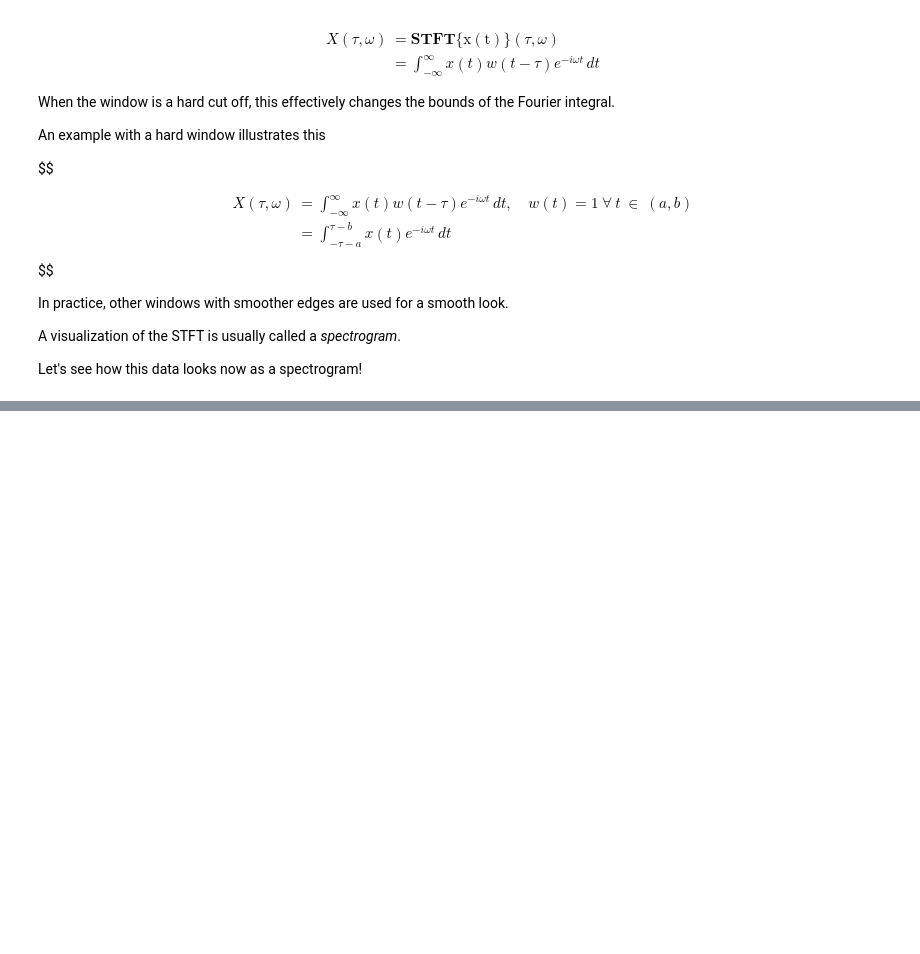
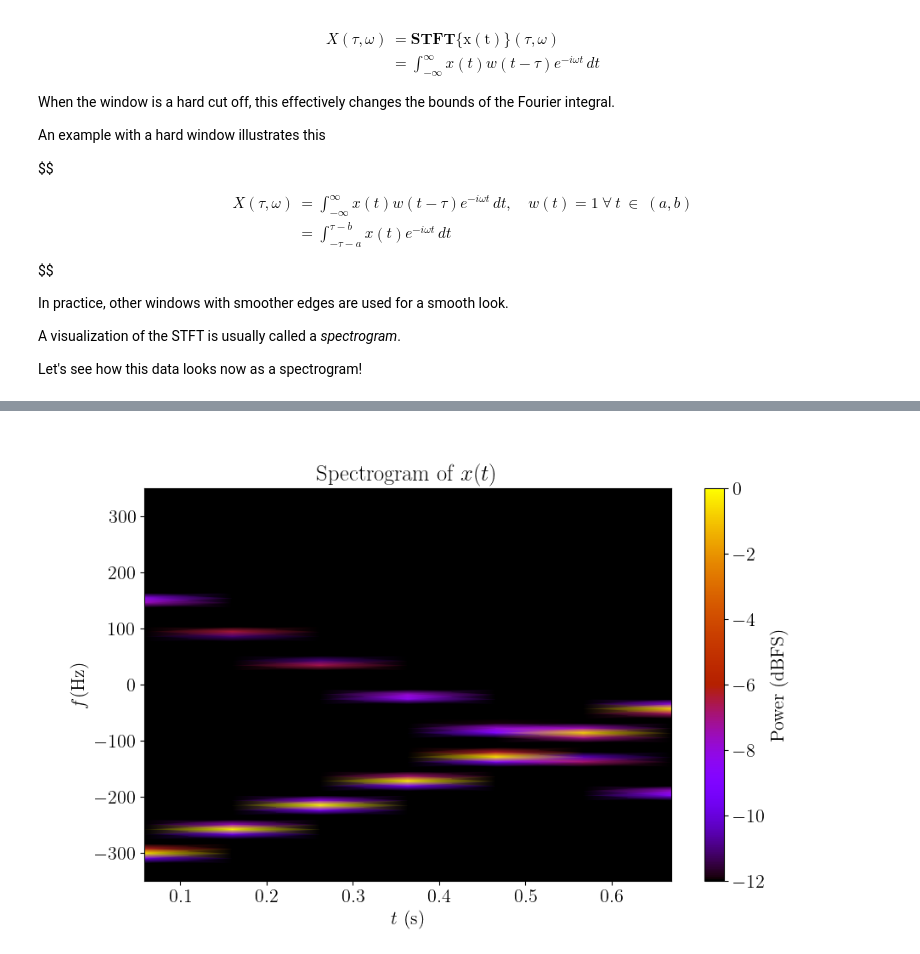
Before and after one commit to ruc-data-viz/2024-spring-class-09, a Jupyter notebook: notebooks/advanced_transforms.ipynb, the cells around one changed output, grey strips where cells are left out. Saved outputs shown, nothing was run; the diff lists cells and outputs as text; code cells hidden in the pictures; blank space fills up the shorter version.

```diff
--- a/notebooks/advanced_transforms.ipynb
+++ b/notebooks/advanced_transforms.ipynb
@@ -625,0 +677,64 @@ plt.ylim([0, 800])
+# %%
+# Simulate IQ data collection
+radio_dial_position_hz = 400
+frequency_shift_term = np.exp(
+    -1j * 2 * np.pi * radio_dial_position_hz * total_time_s
+)
+combined_analytic_signal = signal.hilbert(combined_signal_v)
+combined_baseband_signal = combined_analytic_signal * frequency_shift_term
+
+
+def compute_complex_stft(
+    combined_signal_v, sampling_rate_hz, number_of_bins=512
+):
+    """Compute the real STFT and return frequency, time, and power per bin."""
+    f_hz, t_sec, sxx_psd = signal.spectrogram(
+        combined_signal_v,
+        sampling_rate_hz,
+        window="boxcar",
+        nperseg=number_of_bins,
+        nfft=number_of_bins,
+        noverlap=int(number_of_bins / 8),
+        return_onesided=False,
+        mode="psd",
+    )
+    sxx_dbfs = convert_power_to_dbfs(sxx_psd)
+    return f_hz, t_sec, sxx_dbfs
+
+
+f_hz, t_sec, sxx_dbfs = compute_complex_stft(
+    combined_baseband_signal, sampling_rate_hz
+)
+
+
+def plot_complex_spectrogram(
+    dynamic_range_db, f_hz, t_sec, sxx_dbfs, highest_frequency_hz, cmap="Greys"
+):
+    """Plot a spectrogram given frequency, time, and power per bin."""
+    _ = plt.figure(figsize=(10, 6))
+    plt.pcolormesh(
+        t_sec,
+        fftshift(f_hz),
+        fftshift(sxx_dbfs, axes=0),
+        cmap=cmap,
+        shading="gouraud",
+        vmin=-dynamic_range_db,
+        vmax=0,
+    )
+    plt.colorbar(label=r"Power (dBFS)")
+    plt.title(r"Spectrogram of $x(t)$")
+    plt.ylabel(r"$f \mathrm{(Hz)}$")
+    plt.xlabel(r"$t\ \mathrm{(s)}$")
+    plt.ylim([-highest_frequency_hz, highest_frequency_hz])
+
+
+plot_complex_spectrogram(
+    dynamic_range_db,
+    f_hz,
+    t_sec,
+    sxx_dbfs,
+    highest_frequency_hz=350,
+    cmap="gnuplot",
+)
+# %% [output]
+[figure, added]
```
Also changed, not shown: parts of 8 cells of this notebook, 2 other files.
